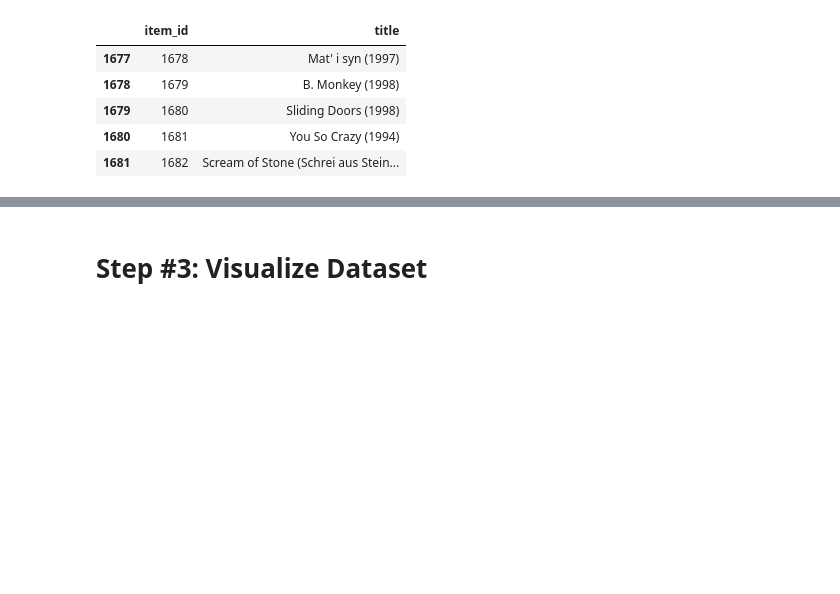
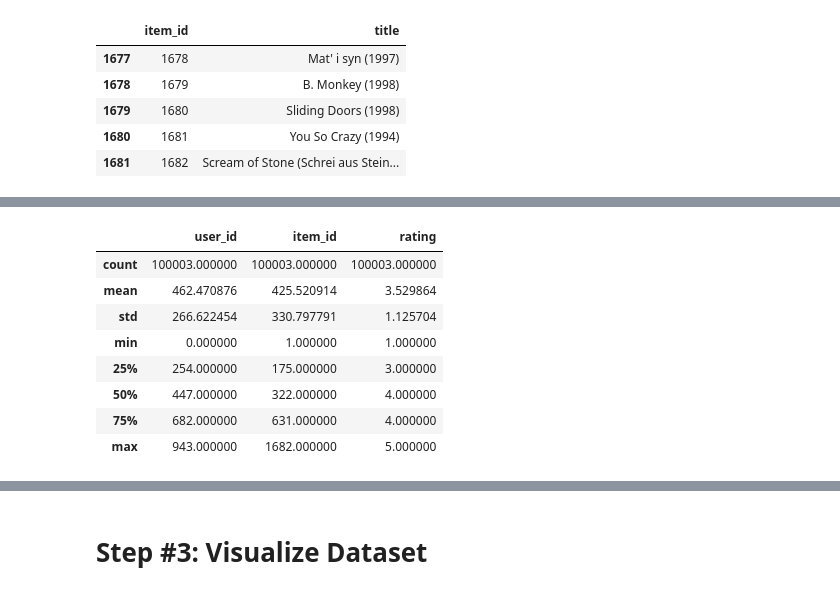
Before and after one commit to hrishitelang/Movie-Recommender-System, a Jupyter notebook: Movie Recommender System.ipynb, the cells around one changed output, grey strips where cells are left out. Cells and saved outputs as stored; diff of their text form; code cells hidden in the pictures; blank space fills up the shorter version.

```diff
--- a/Movie Recommender System.ipynb
+++ b/Movie Recommender System.ipynb
@@ -64,0 +99,12 @@ movie_rating_df = pd.read_csv('u.data')
+# %%
+movie_rating_df.describe()
+# %% [output]
+|  | user_id | item_id | rating |
+| count | 100003.000000 | 100003.000000 | 100003.000000 |
+| mean | 462.470876 | 425.520914 | 3.529864 |
+| std | 266.622454 | 330.797791 | 1.125704 |
+| min | 0.000000 | 1.000000 | 1.000000 |
+| 25% | 254.000000 | 175.000000 | 3.000000 |
+| 50% | 447.000000 | 322.000000 | 4.000000 |
+| 75% | 682.000000 | 631.000000 | 4.000000 |
+| max | 943.000000 | 1682.000000 | 5.000000 |
```
Also changed, not shown: parts of 8 cells of this notebook.
